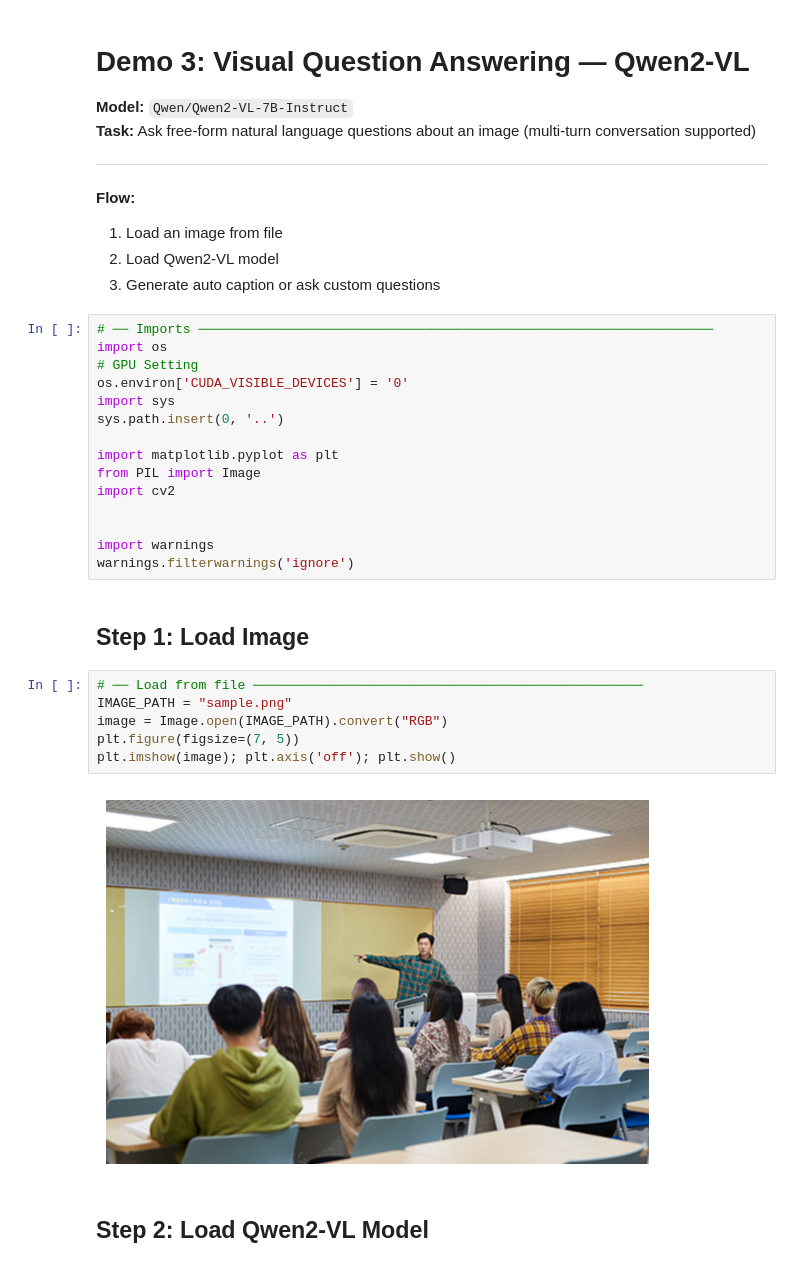
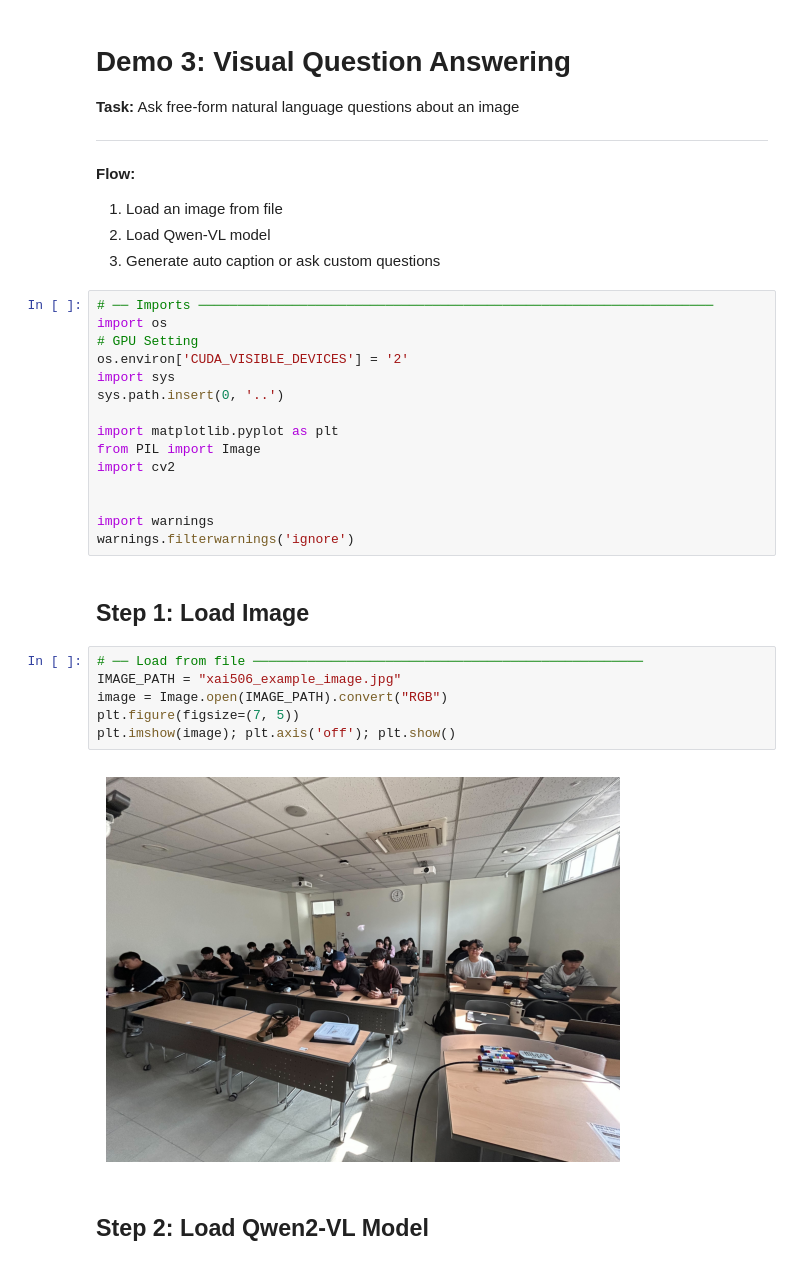
Before and after one commit to nkw011/xai506_deeplearning, a Jupyter notebook: notebook_vlm.ipynb, the cells around one changed output. Saved outputs shown, nothing was run; the diff lists cells and outputs as text.

```diff
--- a/notebook_vlm.ipynb
+++ b/notebook_vlm.ipynb
@@ -1,19 +1,18 @@
 # %% [markdown]
-# Demo 3: Visual Question Answering — Qwen2-VL
+# Demo 3: Visual Question Answering
 
-**Model:** `Qwen/Qwen2-VL-7B-Instruct`
-**Task:** Ask free-form natural language questions about an image (multi-turn conversation supported)
+**Task:** Ask free-form natural language questions about an image
 
 ---
 **Flow:**
 1. Load an image from file
-2. Load Qwen2-VL model
+2. Load Qwen-VL model
 3. Generate auto caption or ask custom questions
 # %%
 # ── Imports ──────────────────────────────────────────────────────────────────
 import os
 # GPU Setting
-os.environ['CUDA_VISIBLE_DEVICES'] = '0'
+os.environ['CUDA_VISIBLE_DEVICES'] = '2'
 import sys
 sys.path.insert(0, '..')
 
@@ -28,12 +27,12 @@ warnings.filterwarnings('ignore')
 ## Step 1: Load Image
 # %%
 # ── Load from file ──────────────────────────────────────────────────
-IMAGE_PATH = "sample.png"
+IMAGE_PATH = "xai506_example_image.jpg"
 image = Image.open(IMAGE_PATH).convert("RGB")
 plt.figure(figsize=(7, 5))
 plt.imshow(image); plt.axis('off'); plt.show()
 # %% [output]
-[figure, old version]
+[figure, new version]
 # %% [markdown]
 ## Step 2: Load Qwen2-VL Model
 # %%
```
Also changed, not shown: parts of 3 cells of this notebook, 3 other files.
